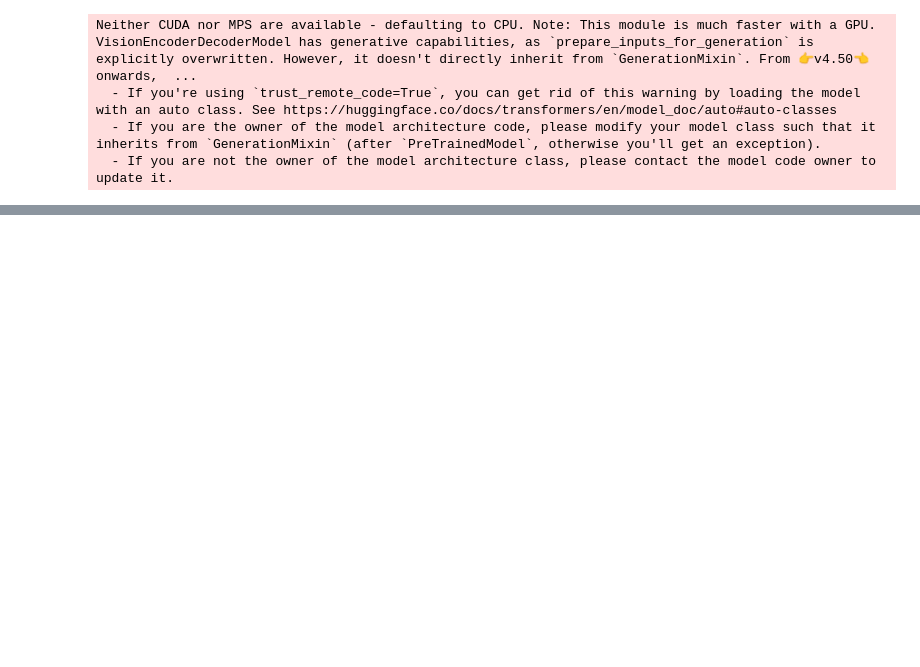
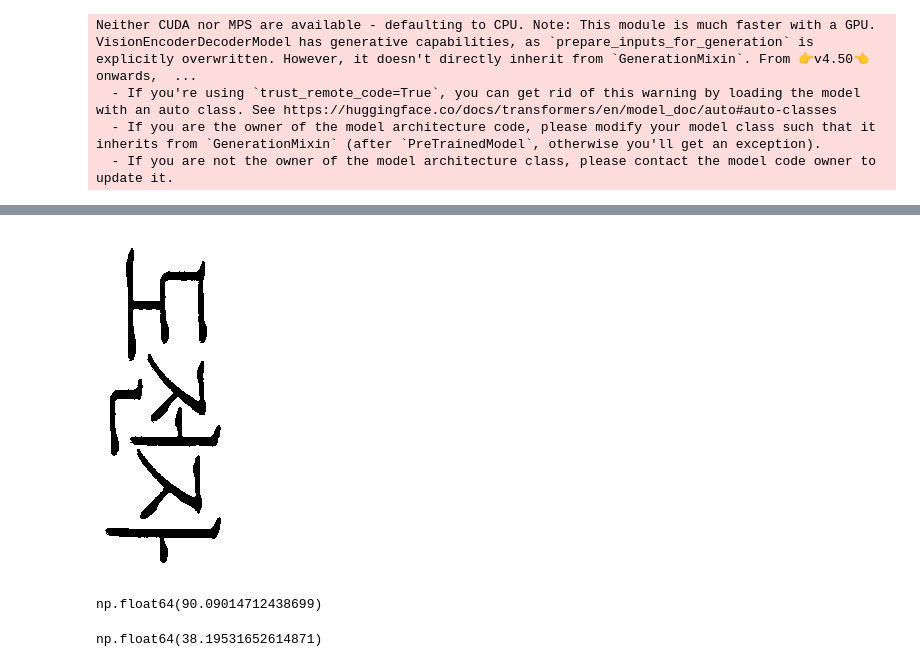
Before and after one commit to chaekcheck/chaekchecklab, a Jupyter notebook: OCR/main.ipynb, the cells around one changed output, grey strips where cells are left out. Saved outputs shown, nothing was run; the diff lists cells and outputs as text; code cells hidden in the pictures; blank space fills up the shorter version.

```diff
--- a/OCR/main.ipynb
+++ b/OCR/main.ipynb
@@ -159,0 +167,34 @@ for img in cropped_img_list:
+# %%
+text_box = text_box_list[1].convert("L")
+
+np_img = np.array(text_box)
+np_img_1d = np_img.flatten()
+
+histogram = np.bincount(np_img_1d, minlength=256)  # 0~255의 값에 대한 빈도 계산
+threshold = np_img.size/256
+
+filtered_arr = np.where(histogram < threshold, 0, histogram)
+filter_img = np_img_1d[filtered_arr[np_img_1d] > 0]
+
+# 이미지 밝기 값들의 평균과 표준편차 계산
+mean_brightness = np.mean(filter_img)
+std_brightness = np.std(filter_img)
+
+# 표준정규화 (Z-score normalization)
+normalized_img = (filter_img - mean_brightness) / std_brightness
+
+normalized_mean = 255 * (np.mean(normalized_img) - normalized_img.min()) / (normalized_img.max() - normalized_img.min())
+
+# 이진화
+v = 72*(normalized_img.max() - normalized_img.min())/255 + normalized_img.min()
+th = v * std_brightness + mean_brightness
+th = np.mean(np_img)
+binary_img = text_box.point(lambda x: 0 if x < th else 255, '1')
+
+binary_img
+# %% [output]
+[figure, added]
+# %%
+normalized_mean
+# %% [output]
+np.float64(90.09014712438699)
@@ -159,0 +204,6 @@ for img in cropped_img_list:
+# %%
+np_img = np.array(tb_list[0][0])
+mean_brightness = np.mean(np_img)
+mean_brightness
+# %% [output]
+np.float64(38.19531652614871)
```
Also changed, not shown: parts of 59 cells of this notebook, 1 other file.
